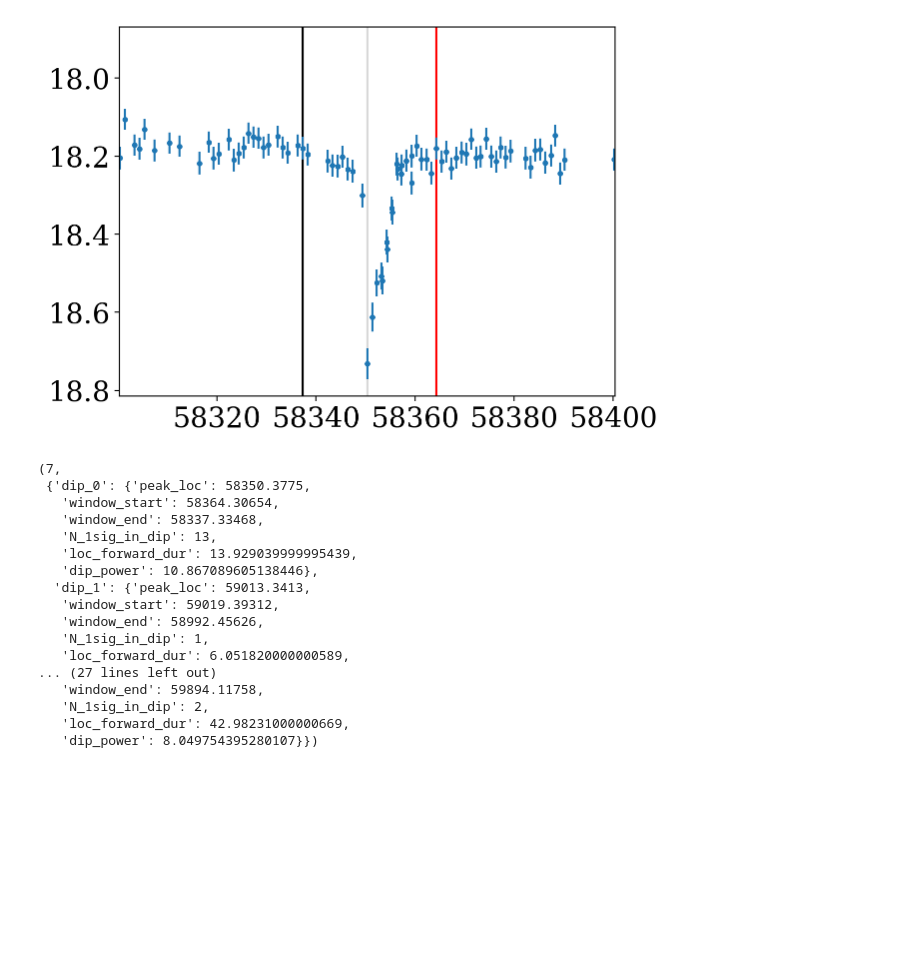
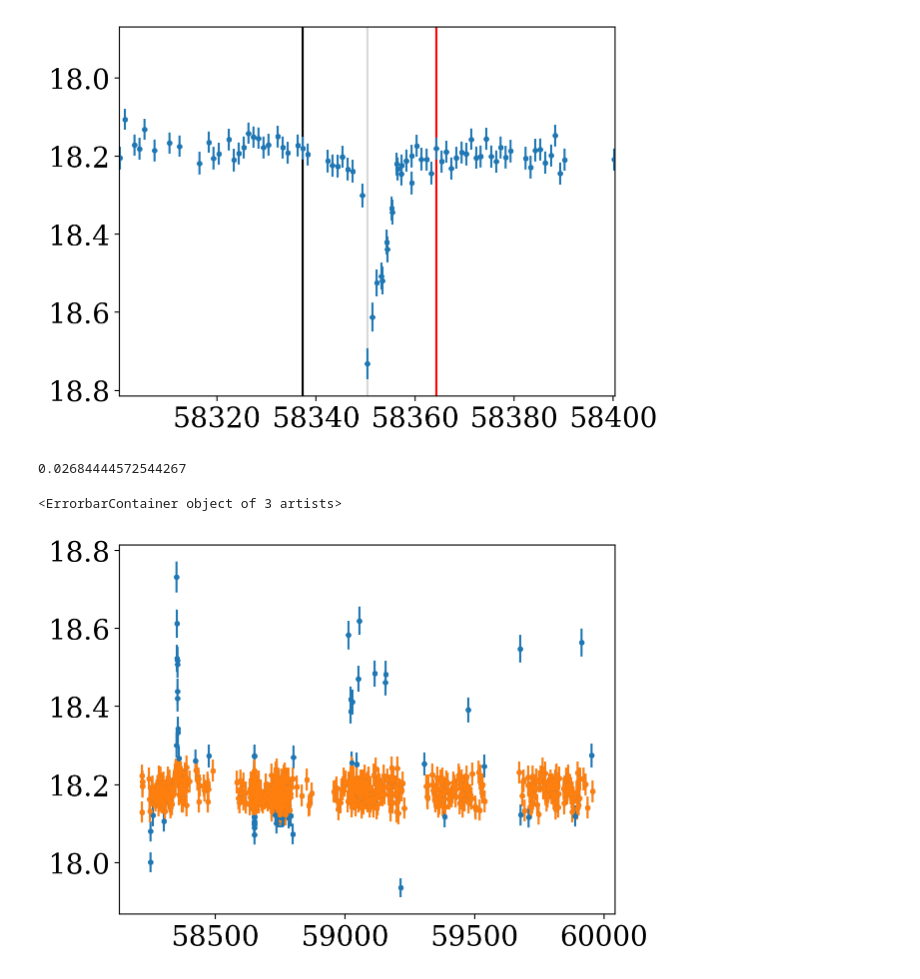
Before and after one commit to AndyTza/little-dip, a Jupyter notebook: notebook/Prototype Algorithm.ipynb, the cells around one changed output. Drawn from its saved outputs; the diff is of its cells as text; code cells hidden in the pictures; blank space fills up the shorter version.

```diff
--- a/notebook/Prototype Algorithm.ipynb
+++ b/notebook/Prototype Algorithm.ipynb
@@ -295,23 +296,22 @@ plt.ylim(plt.ylim()[::-1])
 # %% [output]
 (18.814168784499998, 17.8686755655)
 [figure]
-# %%
-info
-# %% [output]
-(7,
- {'dip_0': {'peak_loc': 58350.3775,
-   'window_start': 58364.30654,
-   'window_end': 58337.33468,
-   'N_1sig_in_dip': 13,
-   'loc_forward_dur': 13.929039999995439,
-   'dip_power': 10.867089605138446},
-  'dip_1': {'peak_loc': 59013.3413,
-   'window_start': 59019.39312,
-   'window_end': 58992.45626,
-   'N_1sig_in_dip': 1,
-   'loc_forward_dur': 6.051820000000589,
-... (27 lines left out)
-   'window_end': 59894.11758,
-   'N_1sig_in_dip': 2,
-   'loc_forward_dur': 42.98231000000669,
-   'dip_power': 8.049754395280107}})
+# %%
+feature_1 = astro_stats.biweight_scale(lc['mag'])
+mu_mag = astro_stats.biweight_location(lc['mag'])
+# %%
+
+
+astro_stats.biweight_scale(lc['mag'][np.where((lc['mag']<mu_mag + 2*feature_1) &
+                                              (lc['mag']>mu_mag - 2*feature_1))])
+# %% [output]
+0.02684444572544267
+# %%
+e = np.where((lc['mag']<mu_mag + 2*feature_1) &
+                                              (lc['mag']>mu_mag - 2*feature_1))
+# %%
+plt.errorbar(lc['mjd'], lc['mag'], lc['magerr'], fmt='.')
+plt.errorbar(lc['mjd'][e], lc['mag'][e], lc['magerr'][e], fmt='.')
+# %% [output]
+<ErrorbarContainer object of 3 artists>
+[figure, added]
```
Also changed, not shown: parts of 10 cells of this notebook, 2 other files.
